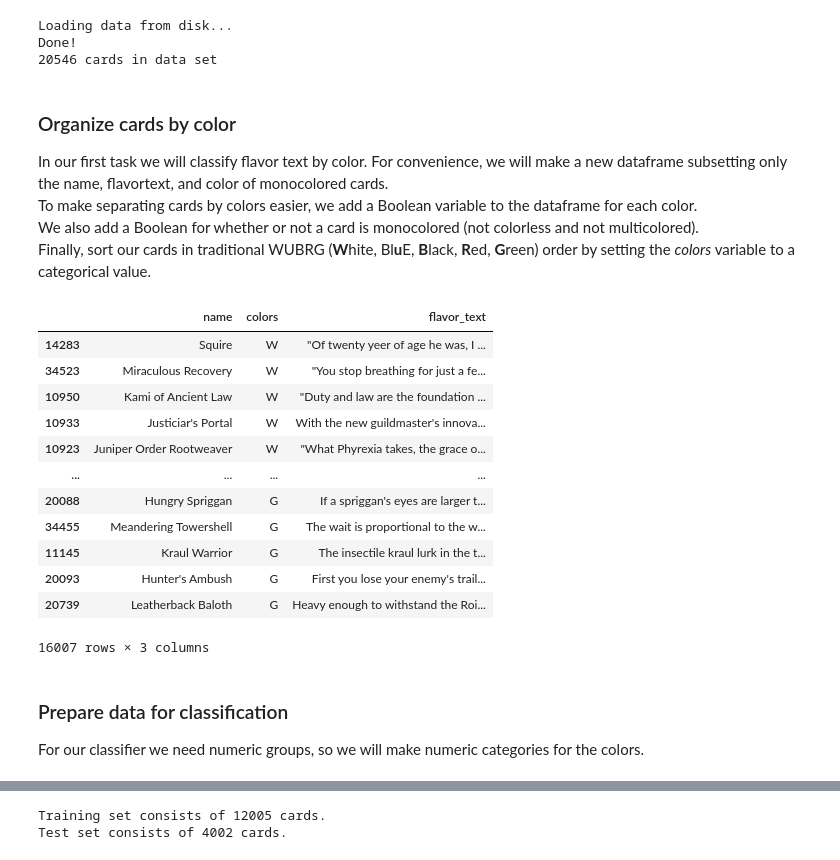
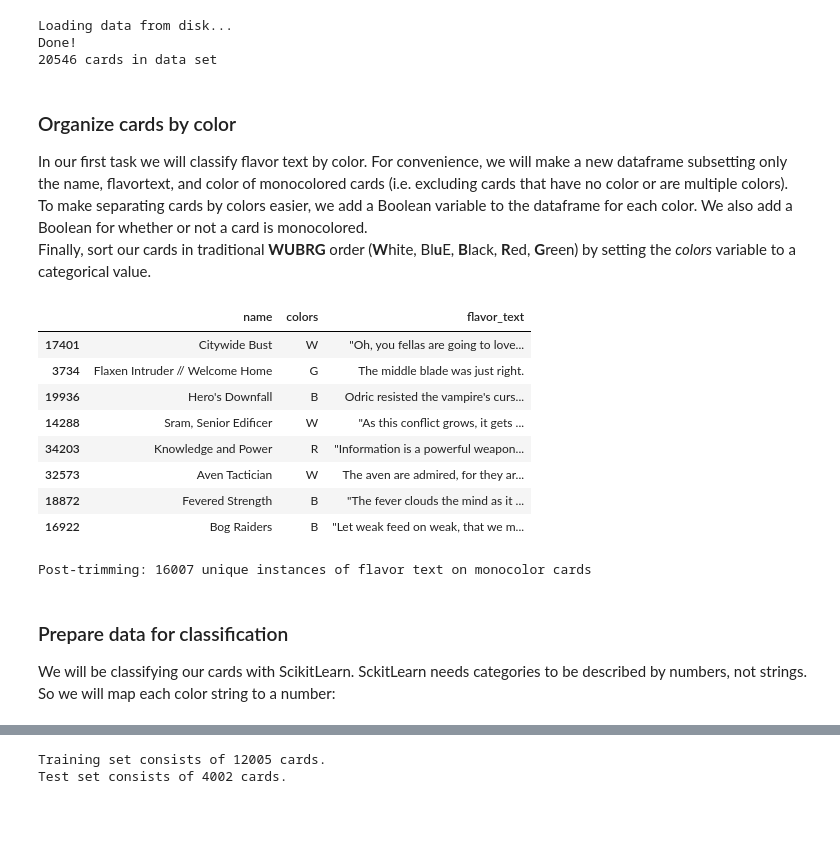
Before and after one commit to ghpetty/MtG_ClassyFlavor, a Jupyter notebook: Color_from_Flavor.ipynb, the cells around one changed output, grey strips where cells are left out. Cells and saved outputs as stored; diff of their text form; code cells hidden in the pictures; blank space fills up the shorter version.

```diff
--- a/Color_from_Flavor.ipynb
+++ b/Color_from_Flavor.ipynb
@@ -64,40 +64,6 @@ Done!
 20546 cards in data set
 # %% [markdown]
 ### Organize cards by color
-In our first task we will classify flavor text by color. For convenience, we will make a new dataframe subsetting only the name, flavortext, and color of monocolored cards.\
-To make separating cards by colors easier, we add a Boolean variable to the dataframe for each color.\
-We also add a Boolean for whether or not a card is monocolored (not colorless and not multicolored). \
-Finally, sort our cards in traditional WUBRG (**W**hite, Bl**u**E, **B**lack, **R**ed, **G**reen) order by setting the _colors_ variable to a categorical value.
+In our first task we will classify flavor text by color. For convenience, we will make a new dataframe subsetting only the name, flavortext, and color of monocolored cards (i.e. excluding cards that have no color or are multiple colors).\
+To make separating cards by colors easier, we add a Boolean variable to the dataframe for each color. We also add a Boolean for whether or not a card is monocolored. \
+Finally, sort our cards in traditional **WUBRG** order (**W**hite, Bl**u**E, **B**lack, **R**ed, **G**reen) by setting the _colors_ variable to a categorical value.
-# %%
-data = pd.DataFrame(data)
-data.drop_duplicates(subset='flavor_text',inplace=True)
-
-for c in ['W','U','B','R','G']:
-    tf = data.colors.apply(lambda x : np.shape(x) != (0,) and np.any(np.isin(x,c)))
-    data['is_'+c] = tf
-
-tf = np.sum(data.loc[:][['is_W','is_U','is_B','is_R','is_G']],axis=1) == 1
-data['is_monocolor'] = tf
-
-data_monocolor = data.loc[data.is_monocolor][['name','colors','flavor_text']].copy()
-data_monocolor['colors'] = data_monocolor.colors.apply(lambda x: ''.join(x)) # Convert from list to string
-
-data_monocolor['colors'] = pd.Categorical(data_monocolor['colors'],ordered=True)
-data_monocolor['colors'] = data_monocolor['colors'].cat.reorder_categories(['W','U','B','R','G'])
-data_monocolor.sort_values('colors',ascending=True,inplace=True)
-data_monocolor
-#print(f"Post-trimming: {data_monocolor.shape[0]} unique instances of flavor text on monocolor cards")
-# %% [output]
-|  | name | colors | flavor_text |
-| 14283 | Squire | W | "Of twenty yeer of age he was, I ... |
-| 34523 | Miraculous Recovery | W | "You stop breathing for just a fe... |
-| 10950 | Kami of Ancient Law | W | "Duty and law are the foundation ... |
-| 10933 | Justiciar's Portal | W | With the new guildmaster's innova... |
-| 10923 | Juniper Order Rootweaver | W | "What Phyrexia takes, the grace o... |
-| ... | ... | ... | ... |
-| 20088 | Hungry Spriggan | G | If a spriggan's eyes are larger t... |
-| 34455 | Meandering Towershell | G | The wait is proportional to the w... |
-| 11145 | Kraul Warrior | G | The insectile kraul lurk in the t... |
-| 20093 | Hunter's Ambush | G | First you lose your enemy's trail... |
-| 20739 | Leatherback Baloth | G | Heavy enough to withstand the Roi... |
-16007 rows × 3 columns
@@ -104,7 +75,39 @@ data_monocolor
+# %%
+data = pd.DataFrame(data)
+data.drop_duplicates(subset='flavor_text',inplace=True)
+
+for c in ['W','U','B','R','G']:
+    tf = data.colors.apply(lambda x : np.shape(x) != (0,) and np.any(np.isin(x,c)))
+    data['is_'+c] = tf
+
+tf = np.sum(data.loc[:][['is_W','is_U','is_B','is_R','is_G']],axis=1) == 1
+data['is_monocolor'] = tf
+
+data_monocolor = data.loc[data.is_monocolor][['name','colors','flavor_text']].copy()
+data_monocolor['colors'] = data_monocolor.colors.apply(lambda x: ''.join(x)) # Convert from list to string
+
+data_monocolor['colors'] = pd.Categorical(data_monocolor['colors'],ordered=True)
+data_monocolor['colors'] = data_monocolor['colors'].cat.reorder_categories(['W','U','B','R','G'])
+data_monocolor.sort_values('colors',ascending=True,inplace=True)
+data_monocolor.sample(8)
+# %% [output]
+|  | name | colors | flavor_text |
+| 17401 | Citywide Bust | W | "Oh, you fellas are going to love... |
+| 3734 | Flaxen Intruder // Welcome Home | G | The middle blade was just right. |
+| 19936 | Hero's Downfall | B | Odric resisted the vampire's curs... |
+| 14288 | Sram, Senior Edificer | W | "As this conflict grows, it gets ... |
+| 34203 | Knowledge and Power | R | "Information is a powerful weapon... |
+| 32573 | Aven Tactician | W | The aven are admired, for they ar... |
+| 18872 | Fevered Strength | B | "The fever clouds the mind as it ... |
+| 16922 | Bog Raiders | B | "Let weak feed on weak, that we m... |
+# %%
+print(f"Post-trimming: {data_monocolor.shape[0]} unique instances of flavor text on monocolor cards")
+# %% [output]
+Post-trimming: 16007 unique instances of flavor text on monocolor cards
 # %% [markdown]
 ### Prepare data for classification
 
-For our classifier we need numeric groups, so we will make numeric categories for the colors.
+We will be classifying our cards with ScikitLearn. SckitLearn needs categories to be described by numbers, not strings. So we will map each color string to a number:
 # %%
 label_map = {'W':0,
              'U':1,
```
Also changed, not shown: parts of 28 cells of this notebook.
